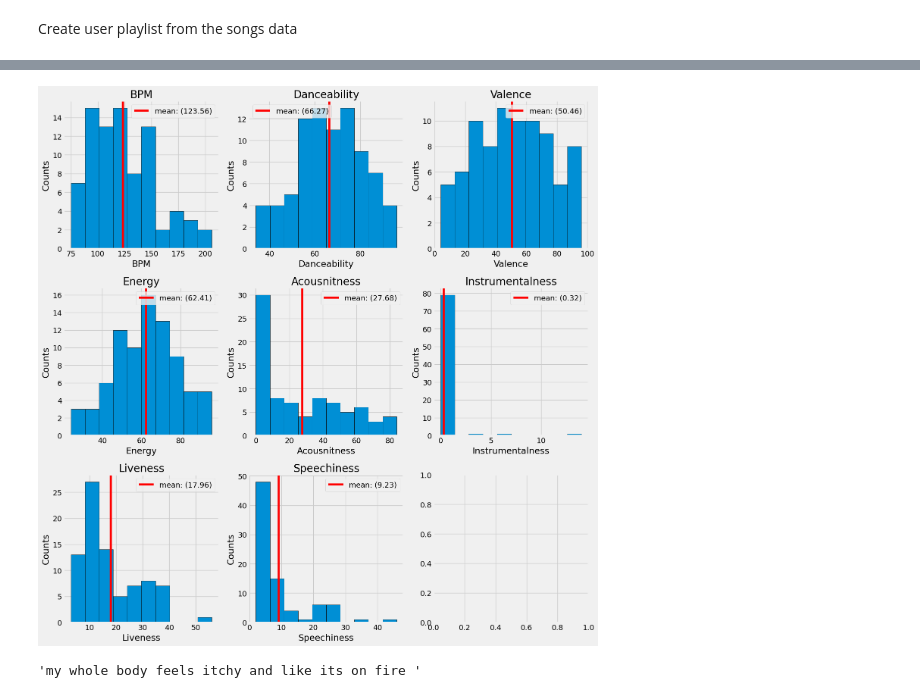
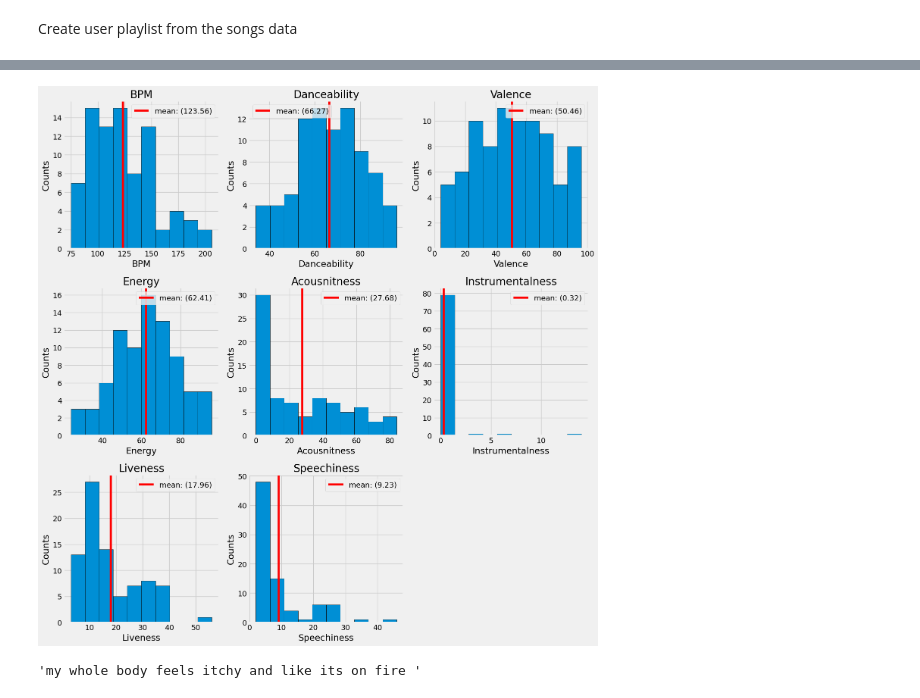
Before and after one commit to prantoamt/Sentiment-Driven-Spotify-Music-Recommendation, a Jupyter notebook: project/data-exploration.ipynb, the cells around one changed output, grey strips where cells are left out. Saved outputs shown, nothing was run; the diff lists cells and outputs as text; code cells hidden in the pictures.

```diff
--- a/project/data-exploration.ipynb
+++ b/project/data-exploration.ipynb
@@ -138,6 +141,7 @@ finally:
 plt.style.use("fivethirtyeight")
 
 fig, axs = plt.subplots(3,3, figsize=(15, 15))
+fig.delaxes(axs[2][2])
 
 bpm = user_playlist["bpm"]
 bpm_mean = bpm.mean()
@@ -195,34 +199,34 @@ axs[1,2].set_xlabel("Instrumentalness")
 axs[1,2].set_ylabel("Counts")
 axs[1,2].axvline(instrumentalness_mean, color="red", label=f"mean: ({instrumentalness_mean:.2f})")
 axs[1,2].legend()
 
 
 liveness = user_playlist["liveness_%"]
 liveness_mean = liveness.mean()
 axs[2,0].hist(liveness, histtype='bar', edgecolor="black")
 axs[2,0].set_title("Liveness")
 axs[2,0].set_xlabel("Liveness")
 axs[2,0].set_ylabel("Counts")
 axs[2,0].axvline(liveness_mean, color="red", label=f"mean: ({liveness_mean:.2f})")
 axs[2,0].legend()
 
 
 speechiness = user_playlist["speechiness_%"]
 speechiness_mean = speechiness.mean()
 axs[2,1].hist(speechiness, histtype='bar', edgecolor="black")
 axs[2,1].set_title("Speechiness")
 axs[2,1].set_xlabel("Speechiness")
 axs[2,1].set_ylabel("Counts")
 axs[2,1].axvline(speechiness_mean, color="red", label=f"mean: ({speechiness_mean:.2f})")
 axs[2,1].legend()
 
 plt.tight_layout()
 plt.show()
 # plt.hist(user_playlist["danceability_%"], histtype='bar', label="valence")
 # plt.hist(user_playlist["valence_%"], histtype='bar', label="valence")
 # plt.hist(user_playlist["energy_%"], histtype='bar', label="valence")
 # %% [output]
-[figure, old version]
+[figure, new version]
 # %%
 positive_tweet = tweets[tweets.target == 1]["processed_text"]
 negative_tweet = tweets[tweets.target == 0]["processed_text"]
```
Also changed, not shown: parts of 2 cells of this notebook, 2 other files.
